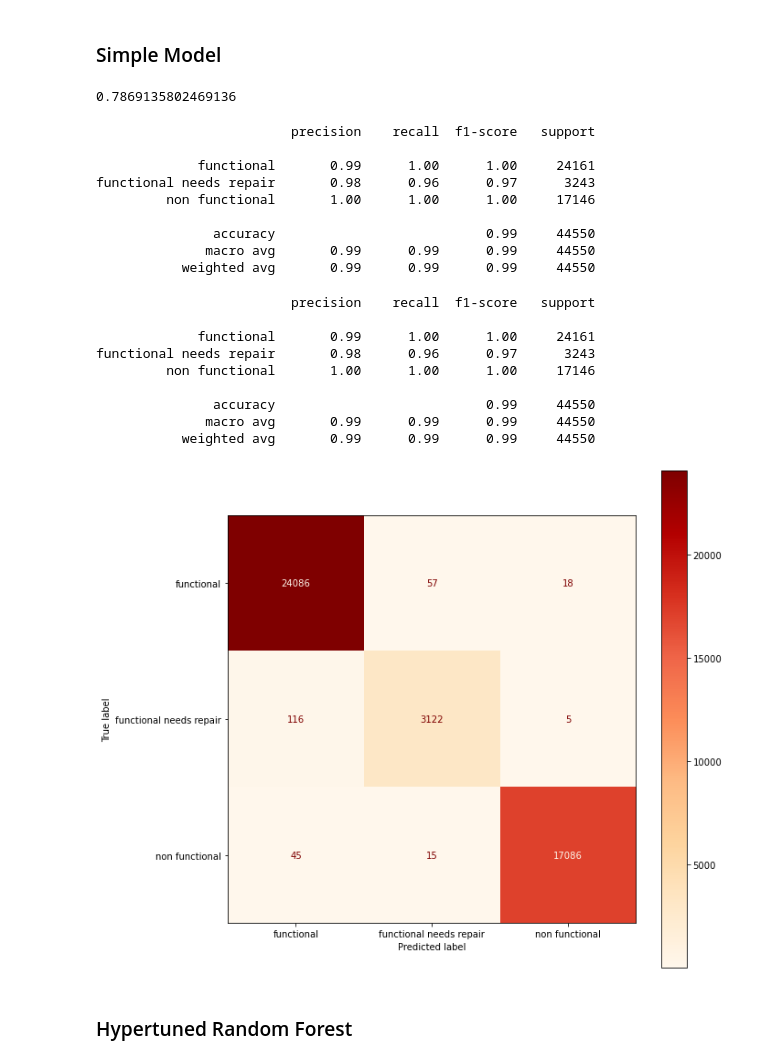
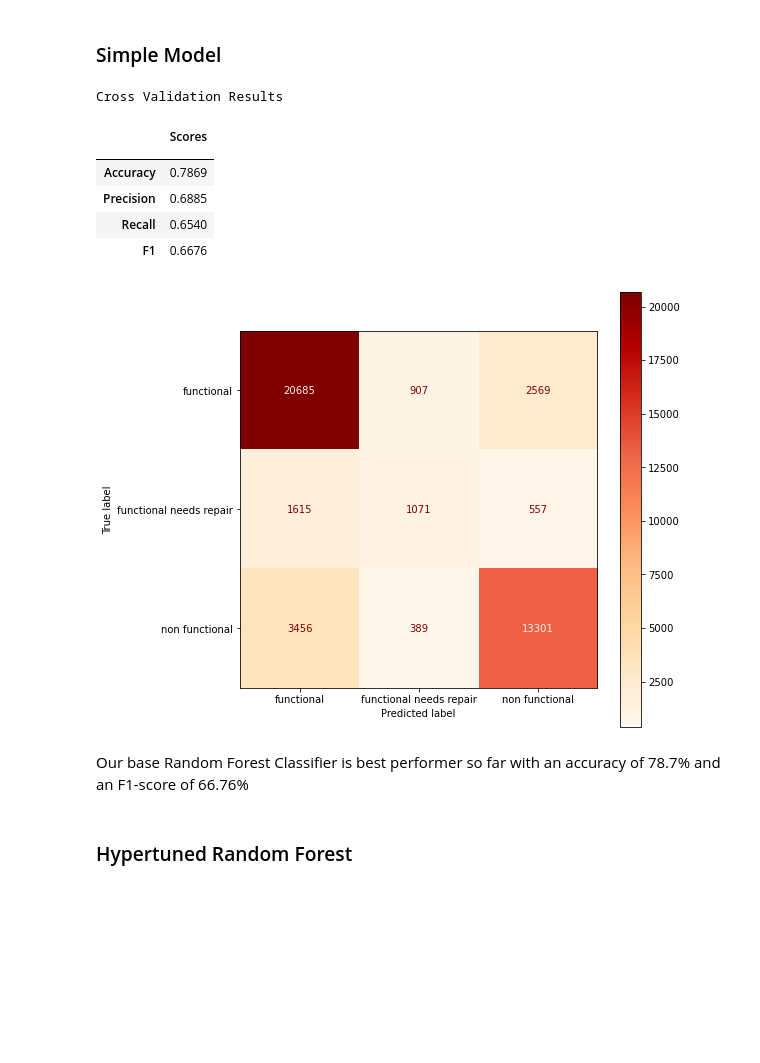
Before and after one commit to ssaeed85/dsc-ph3-TanzaniaWaterWell, a Jupyter notebook: Notebook_DataCleaning.ipynb, the cells around one changed output. Cells and saved outputs as stored; diff of their text form; code cells hidden in the pictures; blank space fills up the shorter version.

```diff
--- a/Notebook_DataCleaning.ipynb
+++ b/Notebook_DataCleaning.ipynb
@@ -286,15 +326,18 @@ functional needs repair       0.16      0.01      0.01      3243
 ### Hypertuned Logistic Regression model
 # %%
 params = {}
-params['log_reg__C'] = [0.1, 1, 10]
-params['log_reg__max_iter'] = [100, 150]
+params['log_reg__C'] = [0.1, 1, 10,100]
+params['log_reg__max_iter'] = [50,100, 150,200]
 params['log_reg__solver'] = ['lbfgs', 'sag']
 
 log_reg_gs1 = GridSearchCV(estimator=log_reg_pipe,
                            param_grid=params,
                            cv=5,
                            n_jobs=Notebook_n_jobs,
-                           scoring=['precision', 'accuracy'],
-                           refit=False,
+                           scoring=[ 'accuracy','precision_macro','recall_macro','f1_macro'],
+                           refit='accuracy',
                            return_train_score=True)
 log_reg_gs1.fit(X_train, y_train)
+
+filePath = f'models/{log_reg_gs1=}'.split('=')[0] + '.sav'
+pickle.dump(log_reg_gs1, open(filePath, 'wb'))
@@ -326,36 +387,20 @@ ct = ColumnTransformer(transformers=[
 # %%
 rfc_model_pipe = Pipeline([
     ('ct',ct),
    ('rfc',RandomForestClassifier(random_state=42,n_jobs=Notebook_n_jobs))
 ])
 
 rfc_model_pipe.fit(X_train,y_train)
+modelReport(rfc_model_pipe,X_train,y_train)
 
-cross_val_score(rfc_model_pipe,X_train,y_train,cv=5,scoring='').mean()
+filePath = f'models/{rfc_model_pipe=}'.split('=')[0] + '.sav'
+pickle.dump(rfc_model_pipe, open(filePath, 'wb'))
 # %% [output]
-0.7869135802469136
+Cross Validation Results
+|  | Scores |
+|  |  |
+| Accuracy | 0.7869 |
+| Precision | 0.6885 |
+| Recall | 0.6540 |
+| F1 | 0.6676 |
+[figure, added]
-# %%
-print(classification_report(y_train,rfc_model_pipe.predict(X_train)))
-# %% [output]
-                         precision    recall  f1-score   support
-
-             functional       0.99      1.00      1.00     24161
-functional needs repair       0.98      0.96      0.97      3243
-         non functional       1.00      1.00      1.00     17146
-
-               accuracy                           0.99     44550
-              macro avg       0.99      0.99      0.99     44550
-           weighted avg       0.99      0.99      0.99     44550
-# %%
-modelReport(rfc_model_pipe,X_train,y_train)
-# %% [output]
-                         precision    recall  f1-score   support
-
-             functional       0.99      1.00      1.00     24161
-functional needs repair       0.98      0.96      0.97      3243
-         non functional       1.00      1.00      1.00     17146
-
-               accuracy                           0.99     44550
-              macro avg       0.99      0.99      0.99     44550
-           weighted avg       0.99      0.99      0.99     44550
-[figure, removed]
@@ -365,2 +407,4 @@ pickle.dump(rfc_model_pipe, open(filePath, 'wb'))
+# %% [markdown]
+Our base Random Forest Classifier is best performer so far with an accuracy of 78.7% and an F1-score of 66.76%
 # %% [markdown]
 ### Hypertuned Random Forest
```
Also changed, not shown: parts of 77 cells of this notebook.
